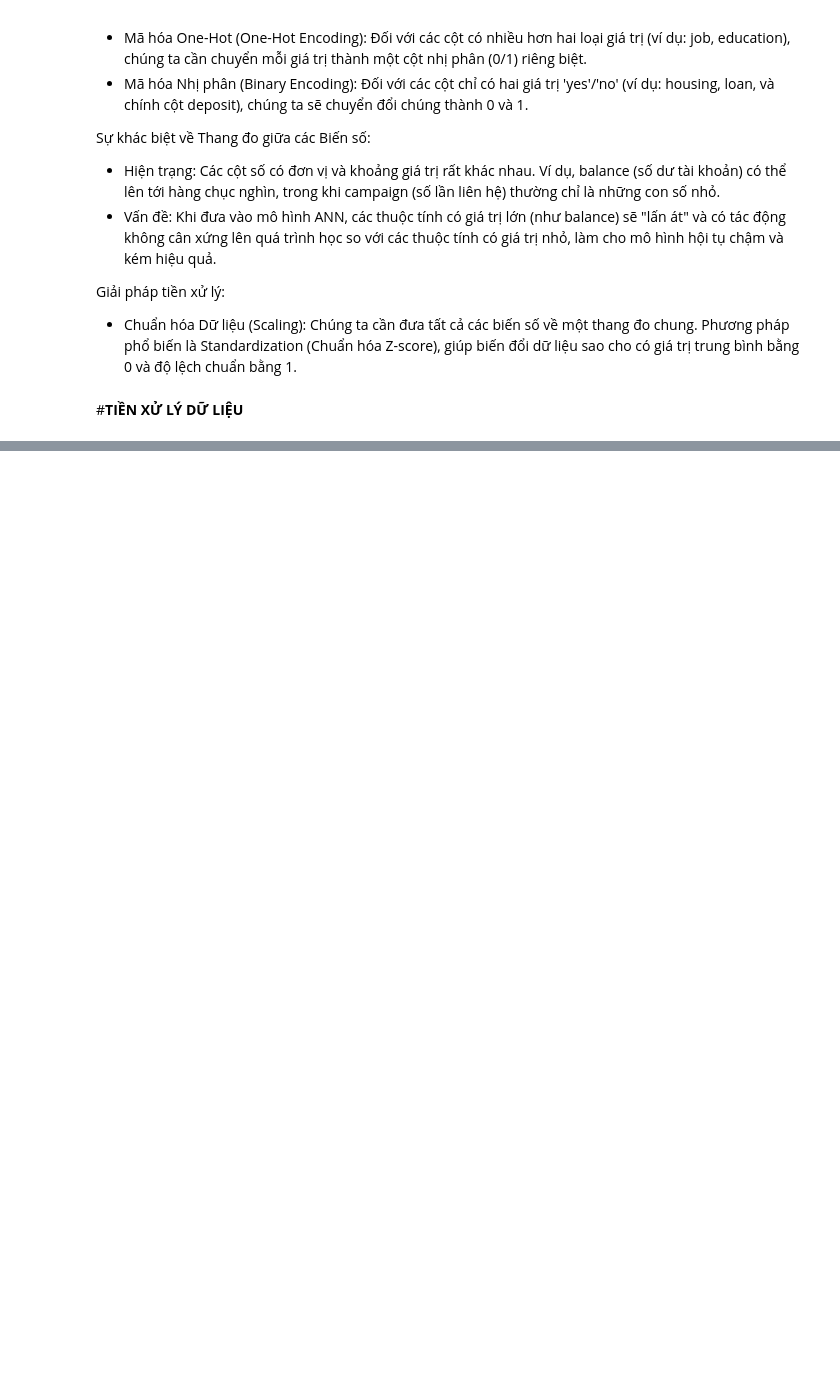
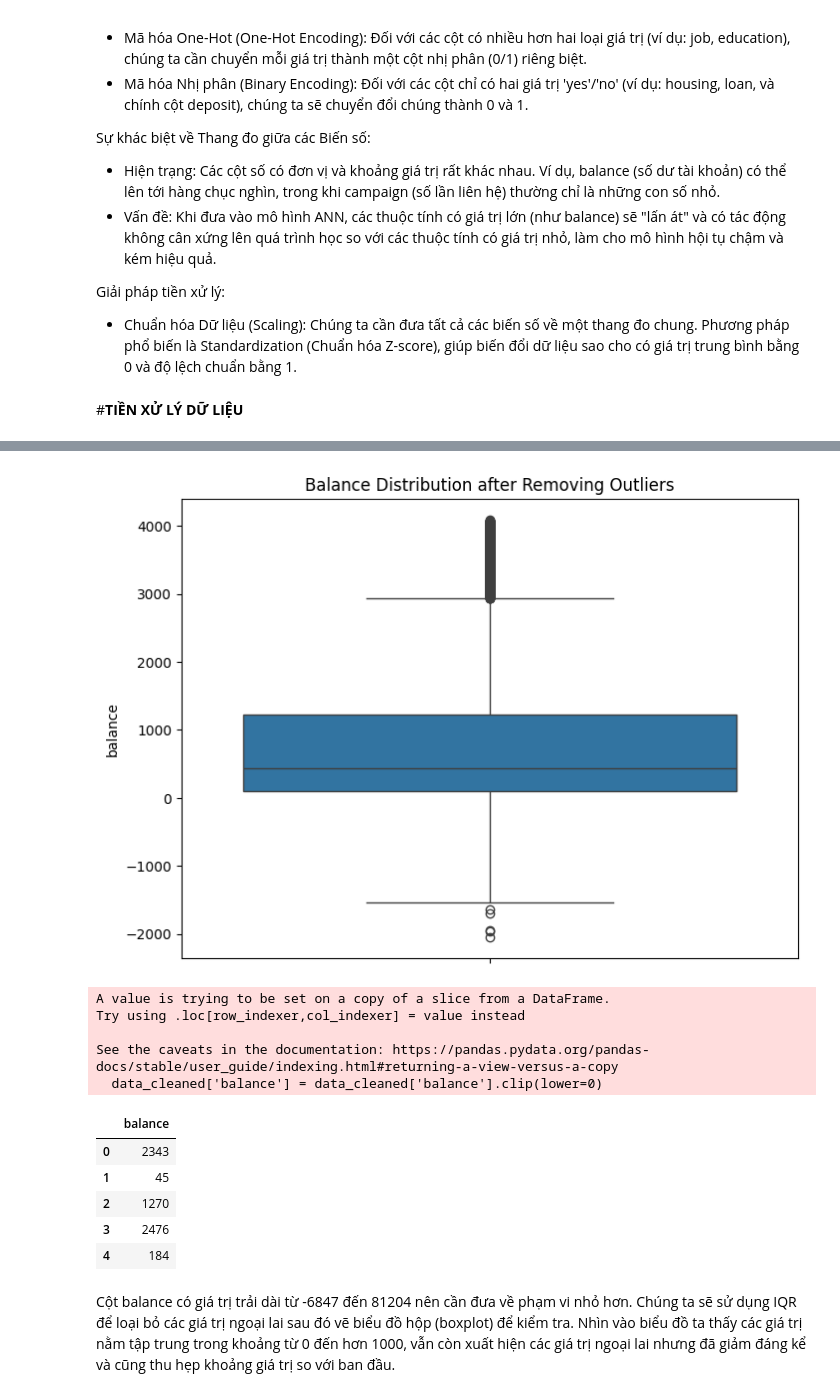
Before and after one commit to ThinhdanghocDE/BTL-AI, a Jupyter notebook: BTL_AI.ipynb, the cells around one changed output, grey strips where cells are left out. Saved outputs shown, nothing was run; the diff lists cells and outputs as text; code cells hidden in the pictures; blank space fills up the shorter version.

```diff
--- a/BTL_AI.ipynb
+++ b/BTL_AI.ipynb
@@ -918,0 +439,19 @@ Số lượng bản ghi bị trùng lặp là:
+# %%
+from datetime import datetime
+df['month_number'] = df['month'].apply(lambda x: datetime.strptime(x, "%b").month)
+df = df.drop(columns=['month'])
+df = df.rename(columns={'month_number': 'month'})
+# Lấy danh sách các cột hiện tại
+columns = list(df.columns)
+# Xóa cột 'month' khỏi vị trí cũ
+columns.remove('month')
+# Xác định vị trí của cột 'day'
+day_index = columns.index('day')
+# Chèn 'month' vào ngay sau 'day'
+columns.insert(day_index + 1, 'month')
+# Sắp xếp lại DataFrame theo thứ tự cột mới
+df = df[columns]
+# Xóa cột 'day'
+df = df.drop(columns=['day'])
+# Hiển thị Data sau khi thay đổi
+print(df.head())
@@ -919,3 +472,42 @@ Số lượng bản ghi bị trùng lặp là:
+# %%
+# Xử lý các giá trị ngoại lai (outliers) bằng phương pháp IQR (Interquartile Range)
+Q1 = df['balance'].quantile(0.25)
+Q3 = df['balance'].quantile(0.75)
+IQR = Q3 - Q1
+
+# Xác định phạm vi hợp lý cho balance (không nằm ngoài 1.5*IQR)
+lower_bound = Q1 - 1.5 * IQR
+upper_bound = Q3 + 1.5 * IQR
+
+# Loại bỏ các giá trị ngoài phạm vi hợp lý
+data_cleaned = df[(df['balance'] >= lower_bound) & (df['balance'] <= upper_bound)]
+
+# Kiểm tra lại phân phối cột balance sau khi loại bỏ outliers
+plt.figure(figsize=(8, 6))
+sns.boxplot(data_cleaned['balance'])
+plt.title('Balance Distribution after Removing Outliers')
+plt.show()
+
+# Kiểm tra xem có giá trị âm nào trong cột balance không
+data_cleaned['balance'] = data_cleaned['balance'].clip(lower=0)
+
+# Hiển thị một số giá trị đầu tiên sau khi xử lý
+data_cleaned[['balance']].head()
+# %% [output]
+[figure, added]
+A value is trying to be set on a copy of a slice from a DataFrame.
+Try using .loc[row_indexer,col_indexer] = value instead
+
+See the caveats in the documentation: https://pandas.pydata.org/pandas-docs/stable/user_guide/indexing.html#returning-a-view-versus-a-copy
+  data_cleaned['balance'] = data_cleaned['balance'].clip(lower=0)
+|  | balance |
+| 0 | 2343 |
+| 1 | 45 |
+| 2 | 1270 |
+| 3 | 2476 |
+| 4 | 184 |
+# %% [markdown]
+Cột balance có giá trị trải dài từ -6847 đến 81204 nên cần đưa về phạm vi nhỏ hơn. Chúng ta sẽ sử dụng IQR để loại bỏ các giá trị ngoại lai sau đó vẽ biểu đồ hộp (boxplot) để kiểm tra. Nhìn vào biểu đồ ta thấy các giá trị nằm tập trung trong khoảng từ 0 đến hơn 1000, vẫn còn xuất hiện các giá trị ngoại lai nhưng đã giảm đáng kể và cũng thu hẹp khoảng giá trị so với ban đầu.
 # %%
 print(df.dtypes)
 # %% [output]
```
Also changed, not shown: parts of 90 cells of this notebook.
